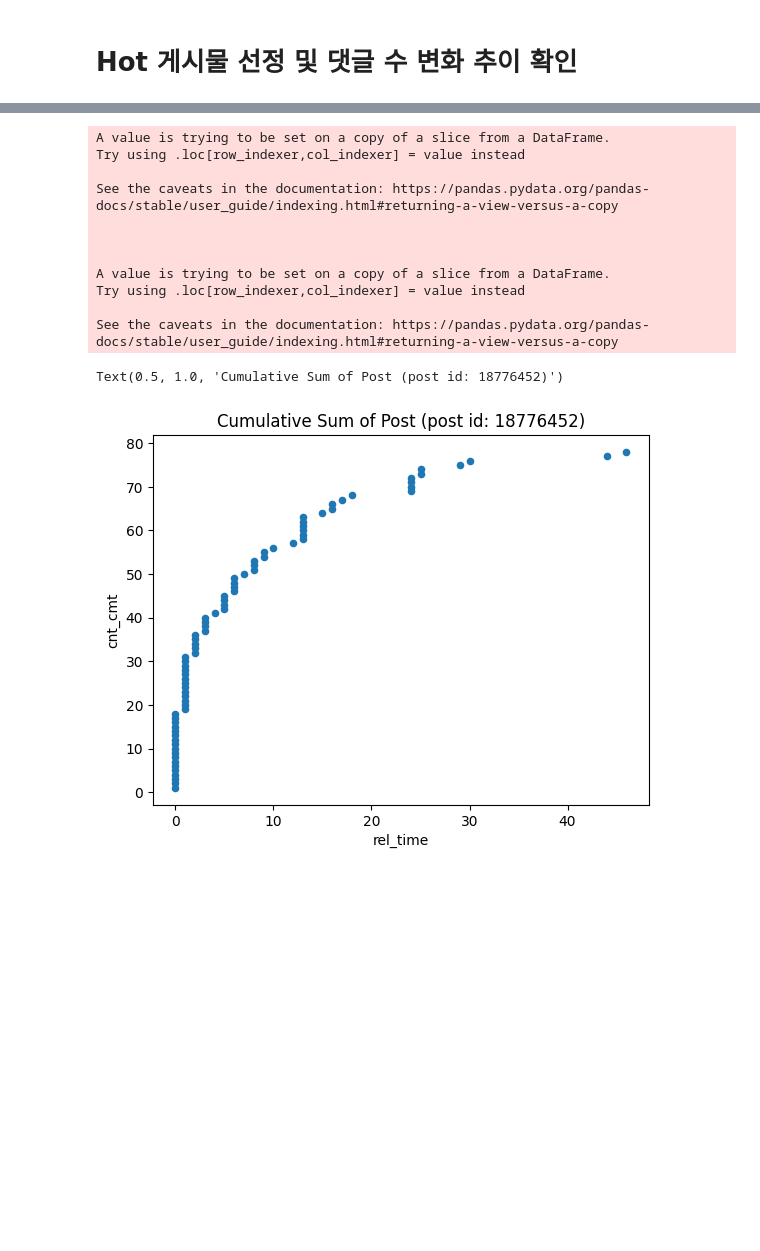
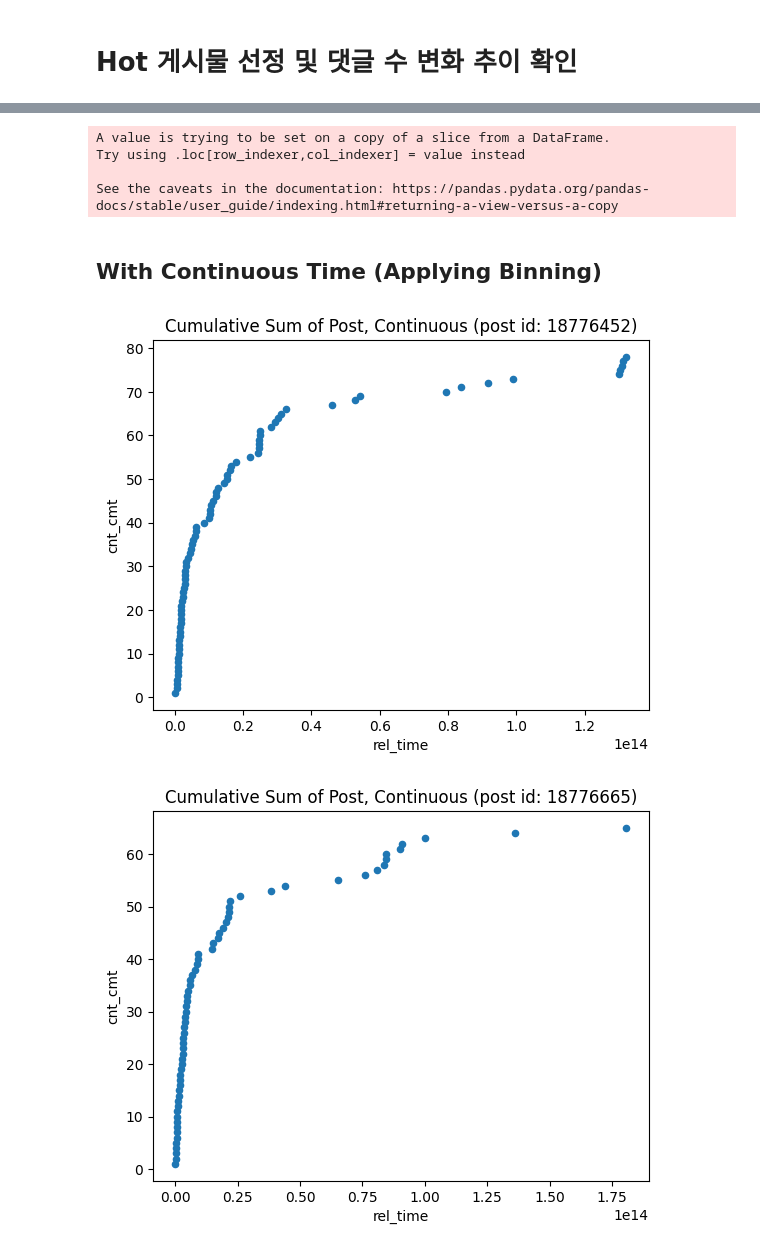
Before and after one commit to softeerbootcamp4th/Team3-NarockIsAlsoRock-DE, a Jupyter notebook: model/EDA/gu/code/EDA_벤츠_화재.ipynb, the cells around one changed output, grey strips where cells are left out. Cells and saved outputs as stored; diff of their text form; code cells hidden in the pictures; blank space fills up the shorter version.

```diff
--- a/model/EDA/gu/code/EDA_벤츠_화재.ipynb
+++ b/model/EDA/gu/code/EDA_벤츠_화재.ipynb
@@ -123,25 +123,21 @@ df = pd.concat(per_community_dfs)
 condition = (df.id==18776452) | (df.id==18776665) | (df.id==1525144)
 hot_post_df = df[condition]
 hot_post_df['rel_time'] = hot_post_df['cmt_created_at'] - hot_post_df['created_at'] # time delta
-hot_post_df['rel_time'] = hot_post_df['rel_time'].apply(timedelta_to_seconds) // (30*60) # applying binnig (30 minutes)
 # %% [output]
 A value is trying to be set on a copy of a slice from a DataFrame.
 Try using .loc[row_indexer,col_indexer] = value instead
 
 See the caveats in the documentation: https://pandas.pydata.org/pandas-docs/stable/user_guide/indexing.html#returning-a-view-versus-a-copy
-
-
-
-A value is trying to be set on a copy of a slice from a DataFrame.
-Try using .loc[row_indexer,col_indexer] = value instead
-
-See the caveats in the documentation: https://pandas.pydata.org/pandas-docs/stable/user_guide/indexing.html#returning-a-view-versus-a-copy
+# %% [markdown]
+## With Continuous Time (Applying Binning)
 # %%
-post_id = 18776452
-post_df = hot_post_df[hot_post_df.id==post_id].sort_values(by=['rel_time'])
-post_df['cnt_cmt'] = [x for x in range(1, post_df.shape[0]+1)]
-post_df.plot(x='rel_time', y='cnt_cmt', kind='scatter')
-plt.title(f"Cumulative Sum of Post (post id: {post_id})")
+post_ids = [18776452, 18776665, 1525144]
+
+for post_id in post_ids:
+    post_df = hot_post_df[hot_post_df.id==post_id].sort_values(by=['rel_time'])
+    post_df['cnt_cmt'] = [x for x in range(1, post_df.shape[0]+1)]
+    post_df.plot(x='rel_time', y='cnt_cmt', kind='scatter')
+    plt.title(f"Cumulative Sum of Post, Continuous (post id: {post_id})")
 # %% [output]
-Text(0.5, 1.0, 'Cumulative Sum of Post (post id: 18776452)')
-[figure, old version]
+[figure, new version]
+[figure, added]
```
Also changed, not shown: parts of 4 cells of this notebook, 21 other files.
